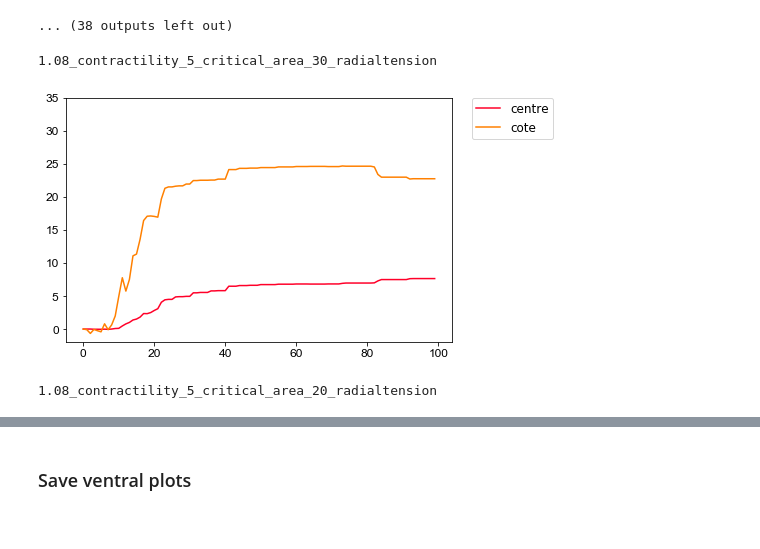
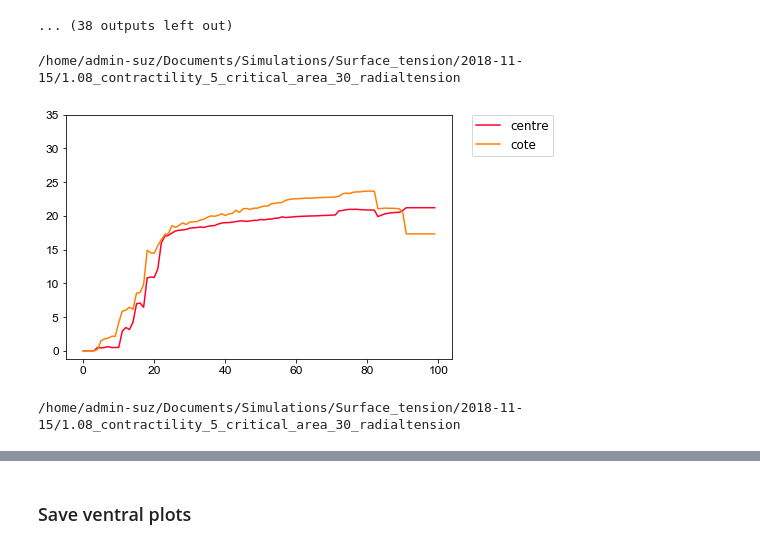
Before and after one commit to suzannelab/invagination, a Jupyter notebook: notebooks/EmbryoMesodermInvagination_AnalysePrincipale.ipynb, the cells around one changed output, grey strips where cells are left out. Cells and saved outputs as stored; diff of their text form; code cells hidden in the pictures.

```diff
--- a/notebooks/EmbryoMesodermInvagination_AnalysePrincipale.ipynb
+++ b/notebooks/EmbryoMesodermInvagination_AnalysePrincipale.ipynb
@@ -39,7 +39,7 @@ import matplotlib.cm as cmx
 
 %matplotlib inline
 
-SIM_DIR = Path('/home/admin-suz/Documents/short_simulation/file_to_copy')
+SIM_DIR = Path('/home/admin-suz/Documents/Simulations/Surface_tension/2018-11-15')
 #SIM_DIR = Path('/media/admin-suz/Sophie/2018/Papiers-EMT-Melanie/datas/')
 
 old = None
@@ -76,6 +74,7 @@ for t in range(0,50):
 [figure]
 ... (38 outputs left out)
 # %%
+dirname = SIM_DIR/'1.08_contractility_5_critical_area_30_radialtension/'
 fig, ax1 = plt.subplots()
 color_list = [(0.0, 0.5, 1.0, 1.0),
               (0.16304347826086973, 0.0, 1.0, 1.0),
@@ -90,6 +89,7 @@ color_list = [(1.0, 0.0, 0.16, 1.0),
             (0.16304347826086973, 0.0, 1.0, 1.0),
             (0.51, 0.0, 0.51, 1.0)]
 i=0
+list_dir = [dirname]
 for d in list_dir:
     print (d)
     depth_0 = define_depth(os.path.join(dirname, d), 0, ['z', 'x'])
@@ -98,46 +98,46 @@ for d in list_dir:
         depth.append(depth_0 - define_depth(os.path.join(dirname, d),t, ['z', 'x']))
     ax1.plot(depth,color=color_list[i],label = 'centre')
     i=i+1
     depth_0 = define_depth(os.path.join(dirname, d), 0, ['z', 'x'], xmin=-90, xmax=-50)
     depth=[]
     for t in range(0, 100):
         depth.append(depth_0 - define_depth(os.path.join(dirname, d),t, ['z', 'x'], xmin=-90, xmax=-50))
     ax1.plot(depth,color=color_list[i],label = 'cote')
     i=i+1
 
 
 ax1.legend(bbox_to_anchor=(1.05, 1), loc=2, borderaxespad=0., prop={'size': 12, 'family':'sans-serif'})
 
 
 #ax1.set_xlabel('time step', size=12, family='sans-serif', fontname='Arial')
 #ax1.set_ylabel('depth', size=12, family='sans-serif', fontname = 'Arial')
 for tick in ax1.xaxis.get_ticklabels():
     tick.set_fontsize(12)
     tick.set_fontname('Arial')
 for tick in ax1.yaxis.get_ticklabels():
     tick.set_fontsize(12)
     tick.set_fontname('Arial')
 ax1.set_ylim(ymax=35)
 fig.set_size_inches(6, 4)
 fig.savefig('../depth_time.svg', dpi = 150)
 
 
 fig.tight_layout()
 plt.show()
 # %% [output]
-1.08_contractility_5_critical_area_30_radialtension
+/home/admin-suz/Documents/Simulations/Surface_tension/2018-11-15/1.08_contractility_5_critical_area_30_radialtension
-[figure, old version]
+[figure, new version]
 # %%
 # nombre de cellule qui tirent au cours du temps :
 list_nb_pulling_cell = []
 
-chosen_dir = list_dir[1]
+chosen_dir = list_dir[0]
 print(chosen_dir)
 
 sheet = open_sheet(os.path.join(dirname, chosen_dir),0)
 depth_0 = define_depth(os.path.join(dirname, chosen_dir), 0, ['z', 'x'])
 depth=[]
-for t in range(0,200):
+for t in range(0,100):
     sheet = open_sheet(os.path.join(dirname, chosen_dir),t)
     depth.append(depth_0 - define_depth(os.path.join(dirname, chosen_dir),t, ['z', 'x']))
     sheet.vert_df[sheet.vert_df.radial_tension>0]
@@ -149,7 +149,7 @@ for t in range(0,200):
             res= res.drop(res[res.face==f].index)
     list_nb_pulling_cell.append(len(res.face.unique()))
 # %% [output]
-1.08_contractility_5_critical_area_20_radialtension
+/home/admin-suz/Documents/Simulations/Surface_tension/2018-11-15/1.08_contractility_5_critical_area_30_radialtension
 # %%
 fig, ax1 = plt.subplots()
 ax1.plot( list_nb_pulling_cell, 'b-')
```
Also changed, not shown: parts of 5 cells of this notebook, 11 other files.
